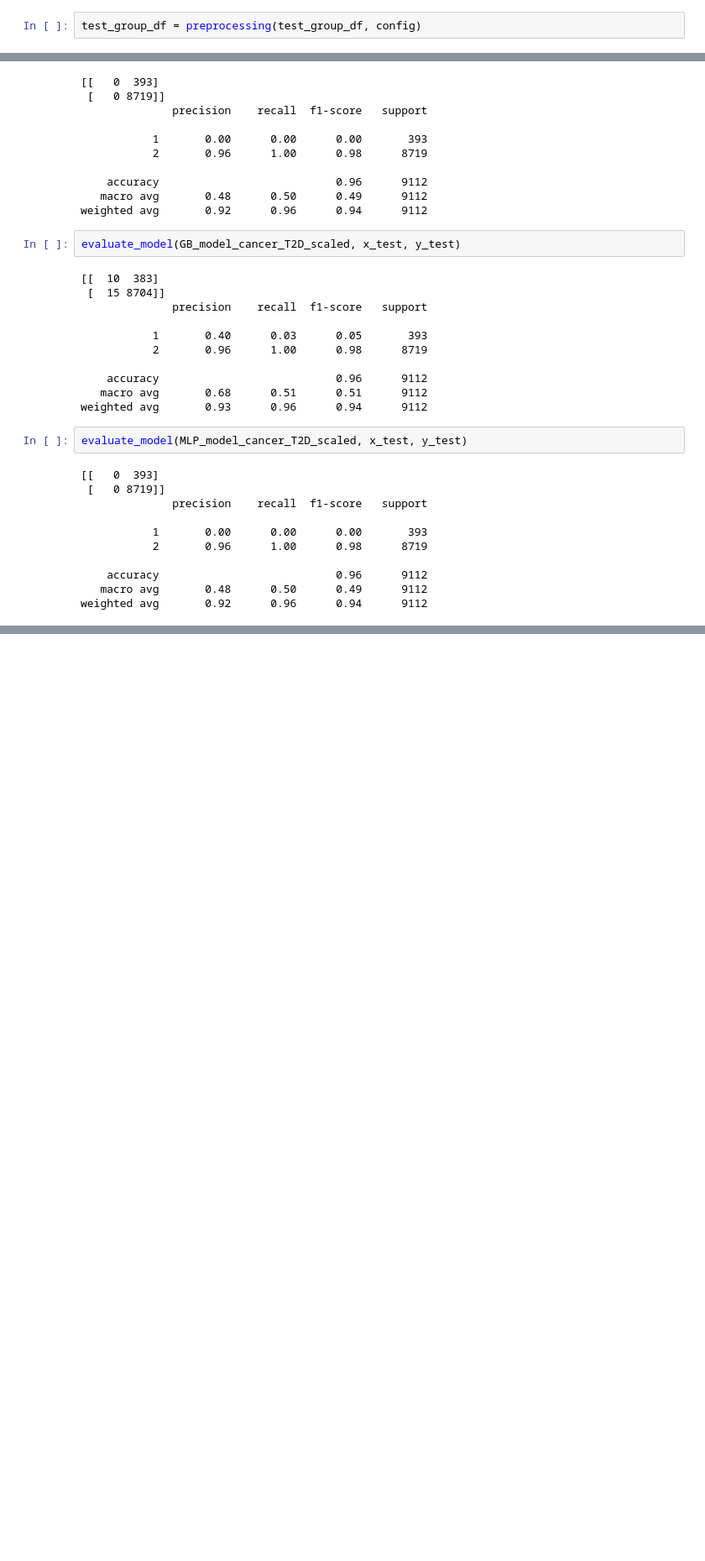
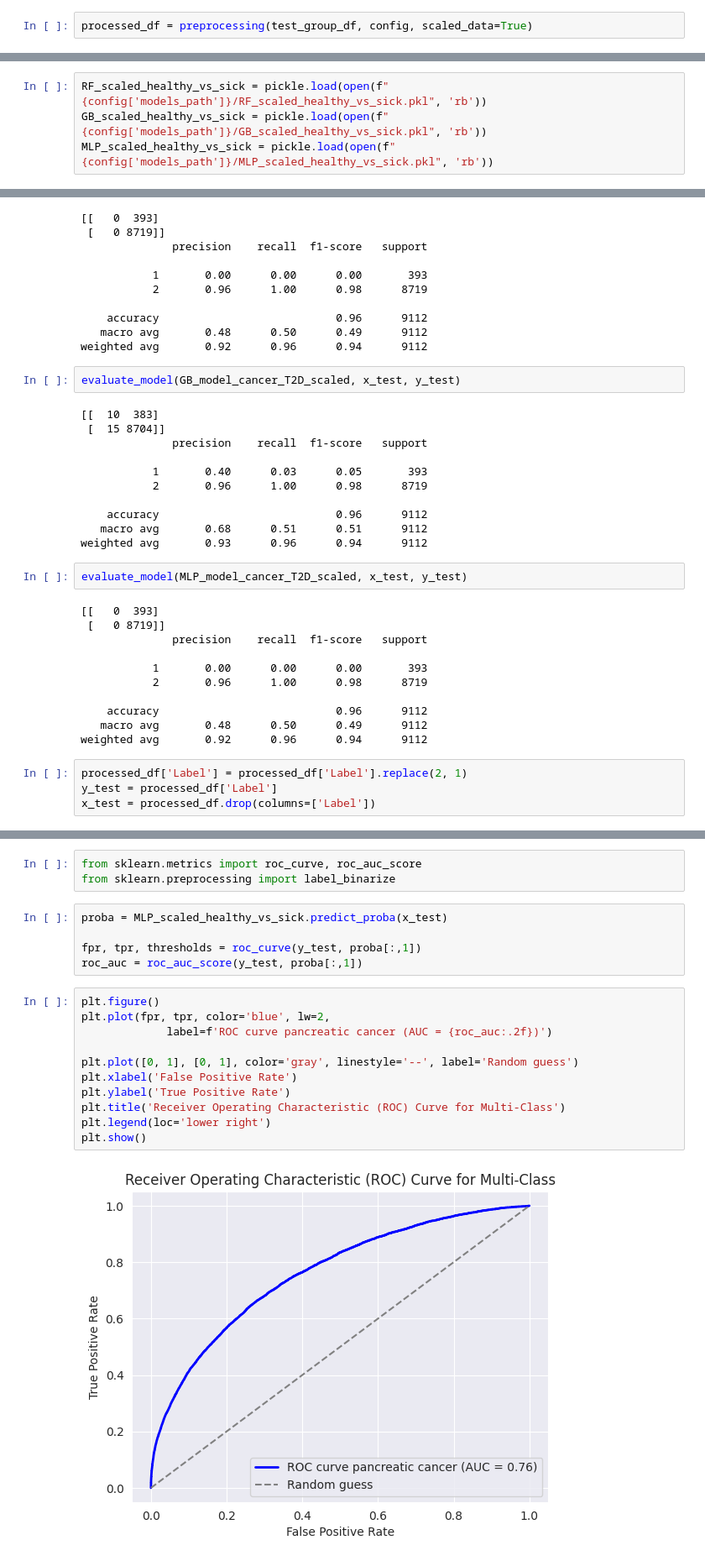
Before and after one commit to OfekShcherb/Finding-Differences-in-Diagnosis-of-Pancreatic-Cancer-and-Type-II-Diabetes-Mellitus, a Jupyter notebook: test.ipynb, the cells around one changed output, grey strips where cells are left out. Shown: that part at 84% size. Drawn from its saved outputs; the diff is of its cells as text; blank space fills up the shorter version.

Commit message:
changed model training

```diff
--- a/test.ipynb
+++ b/test.ipynb
@@ -196,5 +191,5 @@ train_df = train_df.drop(columns=(father_diagnosis_codes + mother_diagnosis_code
 # %% [markdown]
 # Evaluation
 # %%
-test_group_df = preprocessing(test_group_df, config)
+processed_df = preprocessing(test_group_df, config, scaled_data=True)
 # %%
@@ -238,6 +233,10 @@ MLP_model_T2D_healthy_scaled = pickle.load(open(f"{config['models_path']}/T2D_he
 RF_model_cancer_T2D_scaled = pickle.load(open(f"{config['models_path']}/cancer_T2D_RF_scaled.pkl", 'rb'))
 GB_model_cancer_T2D_scaled = pickle.load(open(f"{config['models_path']}/cancer_T2D_GB_scaled.pkl", 'rb'))
 MLP_model_cancer_T2D_scaled = pickle.load(open(f"{config['models_path']}/cancer_T2D_MLP_scaled.pkl", 'rb'))
+# %%
+RF_scaled_healthy_vs_sick = pickle.load(open(f"{config['models_path']}/RF_scaled_healthy_vs_sick.pkl", 'rb'))
+GB_scaled_healthy_vs_sick = pickle.load(open(f"{config['models_path']}/GB_scaled_healthy_vs_sick.pkl", 'rb'))
+MLP_scaled_healthy_vs_sick = pickle.load(open(f"{config['models_path']}/MLP_scaled_healthy_vs_sick.pkl", 'rb'))
 # %%
 def evaluate_model(model, X_test, y_test):
     y_pred = model.predict(X_test)
@@ -576,3 +598,7 @@ evaluate_model(MLP_model_cancer_T2D_scaled, x_test, y_test)
     accuracy                           0.96      9112
    macro avg       0.48      0.50      0.49      9112
 weighted avg       0.92      0.96      0.94      9112
+# %%
+processed_df['Label'] = processed_df['Label'].replace(2, 1)
+y_test = processed_df['Label']
+x_test = processed_df.drop(columns=['Label'])
@@ -578,0 +644,21 @@ weighted avg       0.92      0.96      0.94      9112
+# %%
+from sklearn.metrics import roc_curve, roc_auc_score
+from sklearn.preprocessing import label_binarize
+# %%
+proba = MLP_scaled_healthy_vs_sick.predict_proba(x_test)
+
+fpr, tpr, thresholds = roc_curve(y_test, proba[:,1])
+roc_auc = roc_auc_score(y_test, proba[:,1])
+# %%
+plt.figure()
+plt.plot(fpr, tpr, color='blue', lw=2,
+             label=f'ROC curve pancreatic cancer (AUC = {roc_auc:.2f})')
+
+plt.plot([0, 1], [0, 1], color='gray', linestyle='--', label='Random guess')
+plt.xlabel('False Positive Rate')
+plt.ylabel('True Positive Rate')
+plt.title('Receiver Operating Characteristic (ROC) Curve for Multi-Class')
+plt.legend(loc='lower right')
+plt.show()
+# %% [output]
+[figure, added]
```
Also changed, not shown: parts of 10 cells of this notebook, 1 other file.
